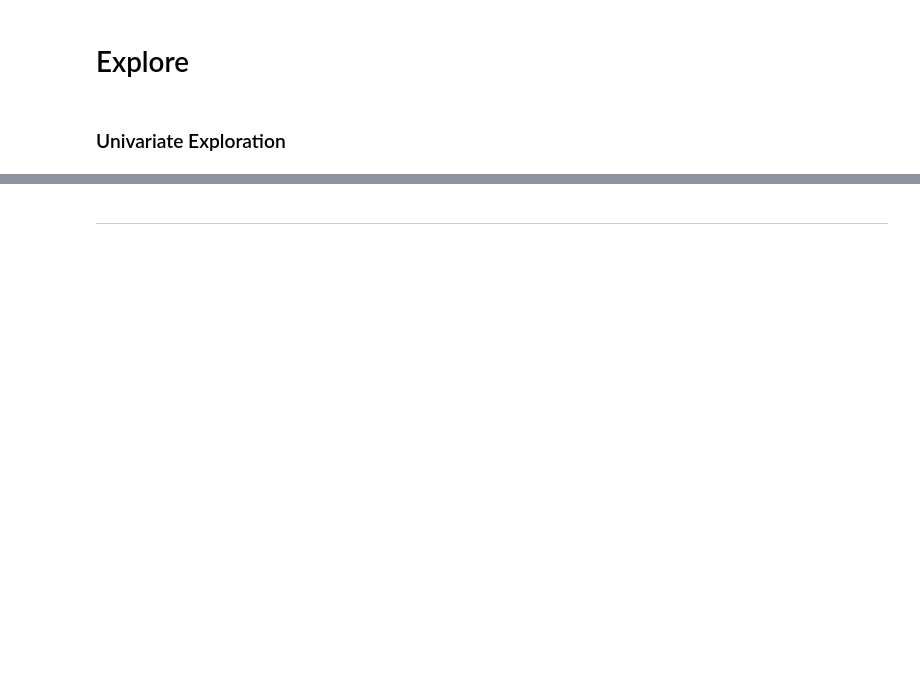
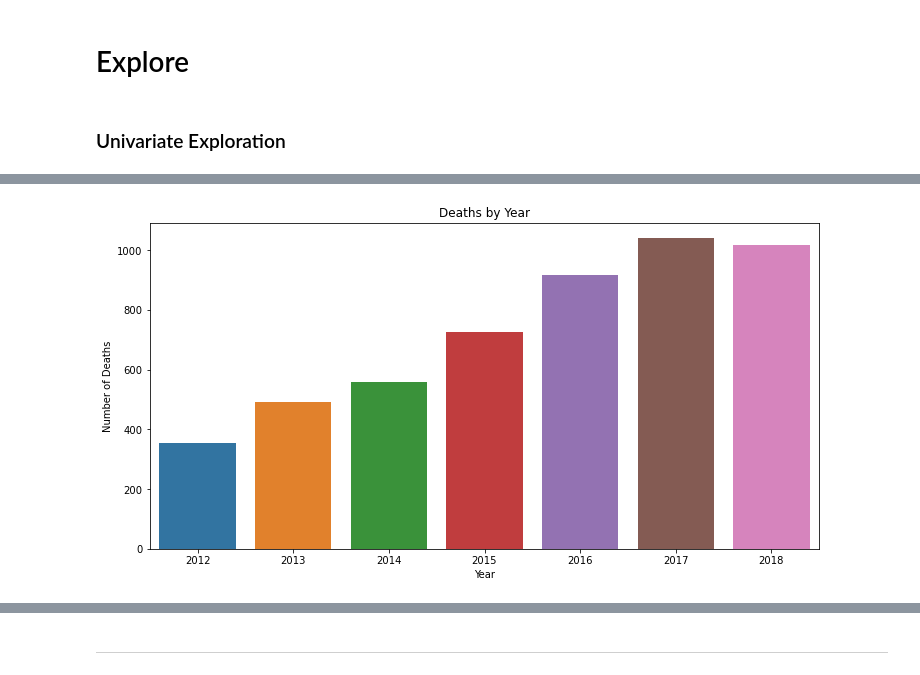
Before and after one commit to natasharivers/individual_project, a Jupyter notebook: Final Notebook.ipynb, the cells around one changed output, grey strips where cells are left out. Saved outputs shown, nothing was run; the diff lists cells and outputs as text; code cells hidden in the pictures; blank space fills up the shorter version.

Commit message:
visuals

```diff
--- a/Final Notebook.ipynb
+++ b/Final Notebook.ipynb
@@ -178,3 +284,14 @@ for i, col in enumerate(cols):
+# %%
+#visualize number of deaths per year
+plt.figure(figsize=(12,6))
+year = pd.DataFrame(pd.to_datetime(df['Date']).dt.year.value_counts())
+sns.barplot(x=year.index.astype('int64'),y=year['Date'],data=year)
+plt.title('Deaths by Year')
+plt.xlabel('Year')
+plt.ylabel('Number of Deaths')
+None
+# %% [output]
+[figure, added]
 # %%
 #visualize Race data using a countplot
 plt.figure(figsize=(10,6))
```
Also changed, not shown: parts of 59 cells of this notebook.
